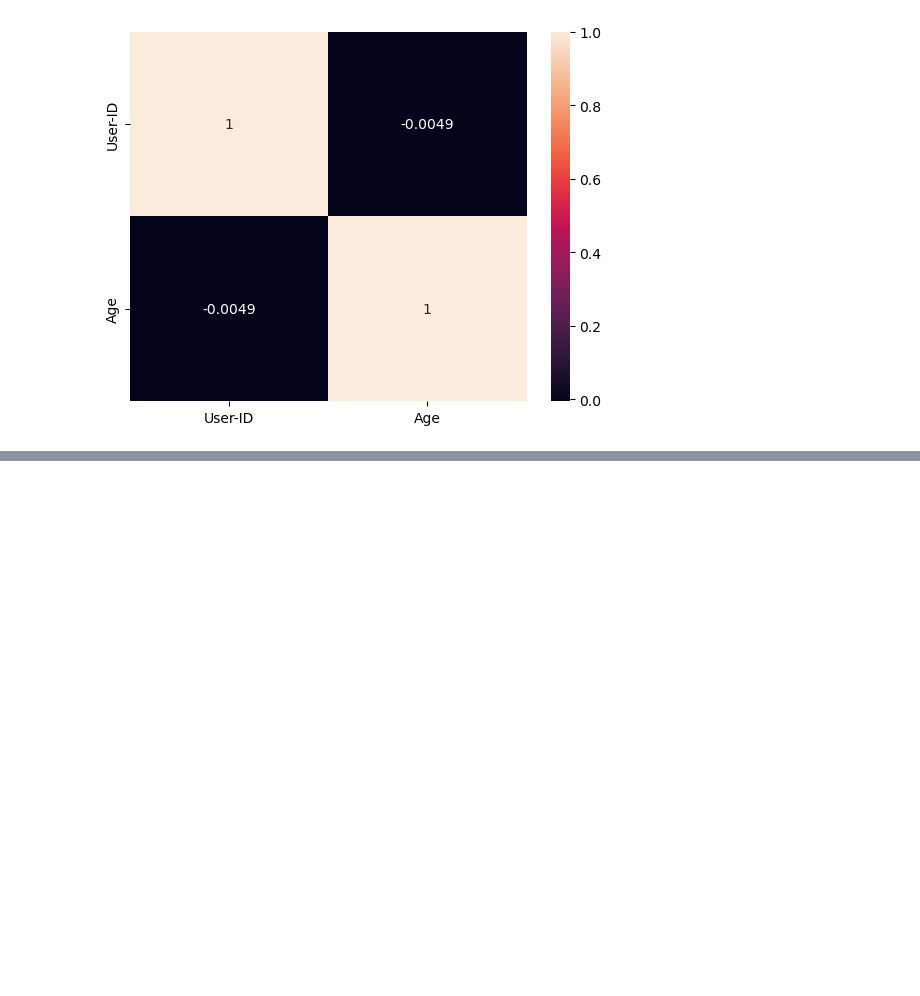
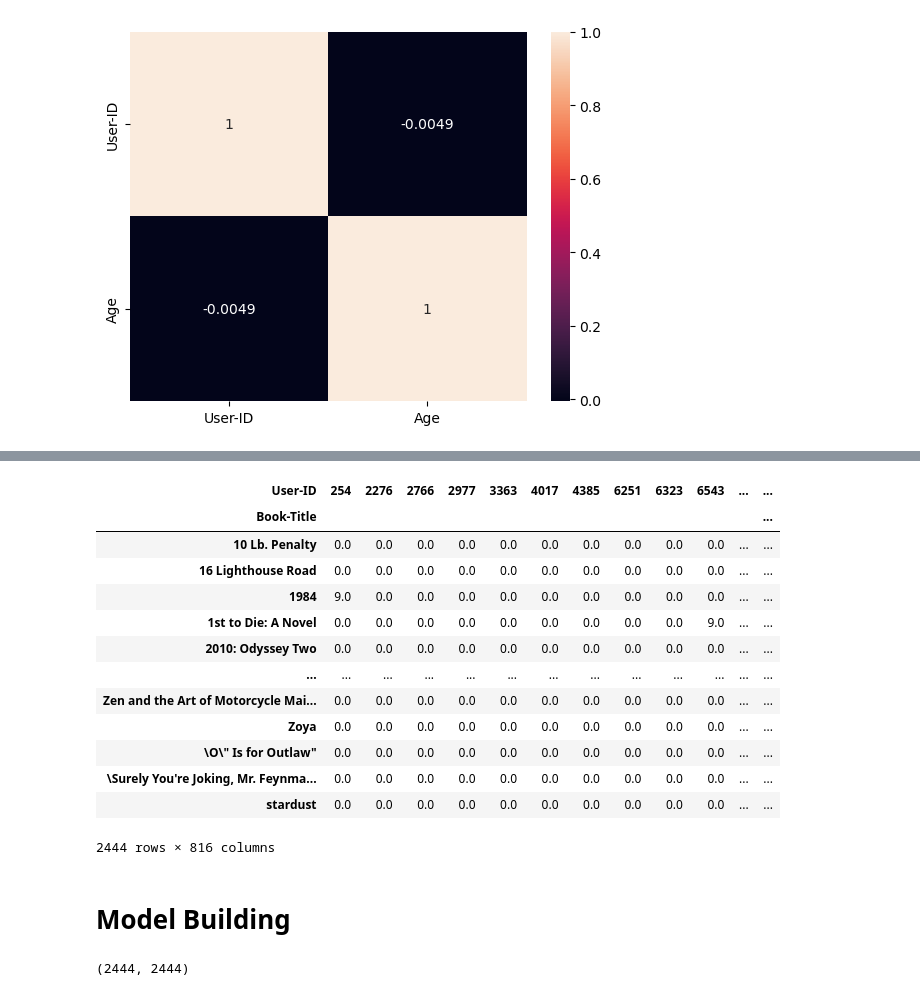
Before and after one commit to BibekRai44/Book-Recommendation-System, a Jupyter notebook: recommendation-system.ipynb, the cells around one changed output, grey strips where cells are left out. Drawn from its saved outputs; the diff is of its cells as text; code cells hidden in the pictures; blank space fills up the shorter version.

Commit message:
added popular books

```diff
--- a/recommendation-system.ipynb
+++ b/recommendation-system.ipynb
@@ -198,0 +340,3 @@ sns.heatmap(users.corr(),annot=True)
+# %%
+book_rates=books_and_ratings.groupby('Book-Title').count()['Book-Rating']>=50
+book_total_rates=book_rates[book_rates].index
@@ -198,0 +358,4 @@ sns.heatmap(users.corr(),annot=True)
+# %%
+final_rating=filtered_rating[filtered_rating['Book-Title'].isin(book_total_rates)]
+# %%
+pt = final_rating.pivot_table(index='Book-Title',columns='User-ID',values='Book-Rating')
@@ -198,0 +373,27 @@ sns.heatmap(users.corr(),annot=True)
+# %%
+pt.fillna(0,inplace=True)
+# %%
+pt
+# %% [output]
+| User-ID | 254 | 2276 | 2766 | 2977 | 3363 | 4017 | 4385 | 6251 | 6323 | 6543 | ... | ... |
+| Book-Title |  |  |  |  |  |  |  |  |  |  |  | ... |
+| 10 Lb. Penalty | 0.0 | 0.0 | 0.0 | 0.0 | 0.0 | 0.0 | 0.0 | 0.0 | 0.0 | 0.0 | ... | ... |
+| 16 Lighthouse Road | 0.0 | 0.0 | 0.0 | 0.0 | 0.0 | 0.0 | 0.0 | 0.0 | 0.0 | 0.0 | ... | ... |
+| 1984 | 9.0 | 0.0 | 0.0 | 0.0 | 0.0 | 0.0 | 0.0 | 0.0 | 0.0 | 0.0 | ... | ... |
+| 1st to Die: A Novel | 0.0 | 0.0 | 0.0 | 0.0 | 0.0 | 0.0 | 0.0 | 0.0 | 0.0 | 9.0 | ... | ... |
+| 2010: Odyssey Two | 0.0 | 0.0 | 0.0 | 0.0 | 0.0 | 0.0 | 0.0 | 0.0 | 0.0 | 0.0 | ... | ... |
+| ... | ... | ... | ... | ... | ... | ... | ... | ... | ... | ... | ... | ... |
+| Zen and the Art of Motorcycle Mai... | 0.0 | 0.0 | 0.0 | 0.0 | 0.0 | 0.0 | 0.0 | 0.0 | 0.0 | 0.0 | ... | ... |
+| Zoya | 0.0 | 0.0 | 0.0 | 0.0 | 0.0 | 0.0 | 0.0 | 0.0 | 0.0 | 0.0 | ... | ... |
+| \O\" Is for Outlaw" | 0.0 | 0.0 | 0.0 | 0.0 | 0.0 | 0.0 | 0.0 | 0.0 | 0.0 | 0.0 | ... | ... |
+| \Surely You're Joking, Mr. Feynma... | 0.0 | 0.0 | 0.0 | 0.0 | 0.0 | 0.0 | 0.0 | 0.0 | 0.0 | 0.0 | ... | ... |
+| stardust | 0.0 | 0.0 | 0.0 | 0.0 | 0.0 | 0.0 | 0.0 | 0.0 | 0.0 | 0.0 | ... | ... |
+2444 rows × 816 columns
+# %% [markdown]
+# Model Building
+# %%
+from sklearn.metrics.pairwise import cosine_similarity
+similarity_scores=cosine_similarity(pt)
+similarity_scores.shape
+# %% [output]
+(2444, 2444)
```
Also changed, not shown: parts of 20 cells of this notebook, 9 other files.
